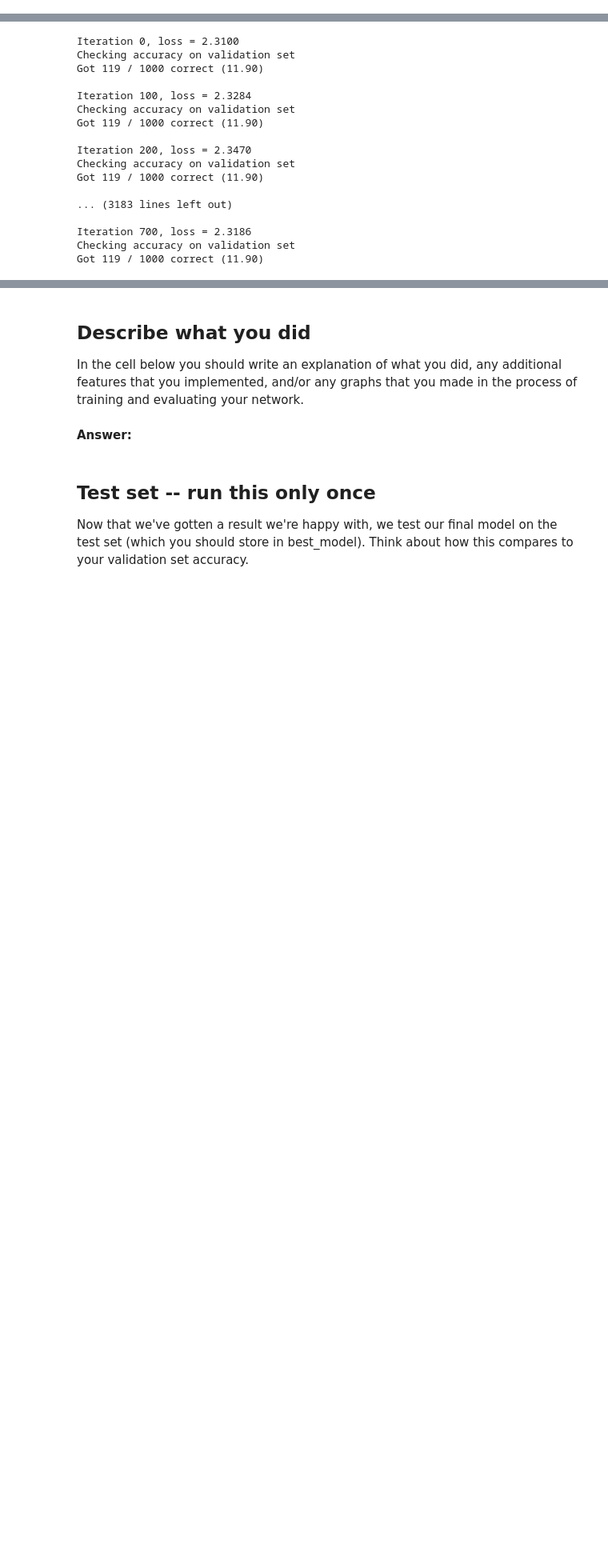
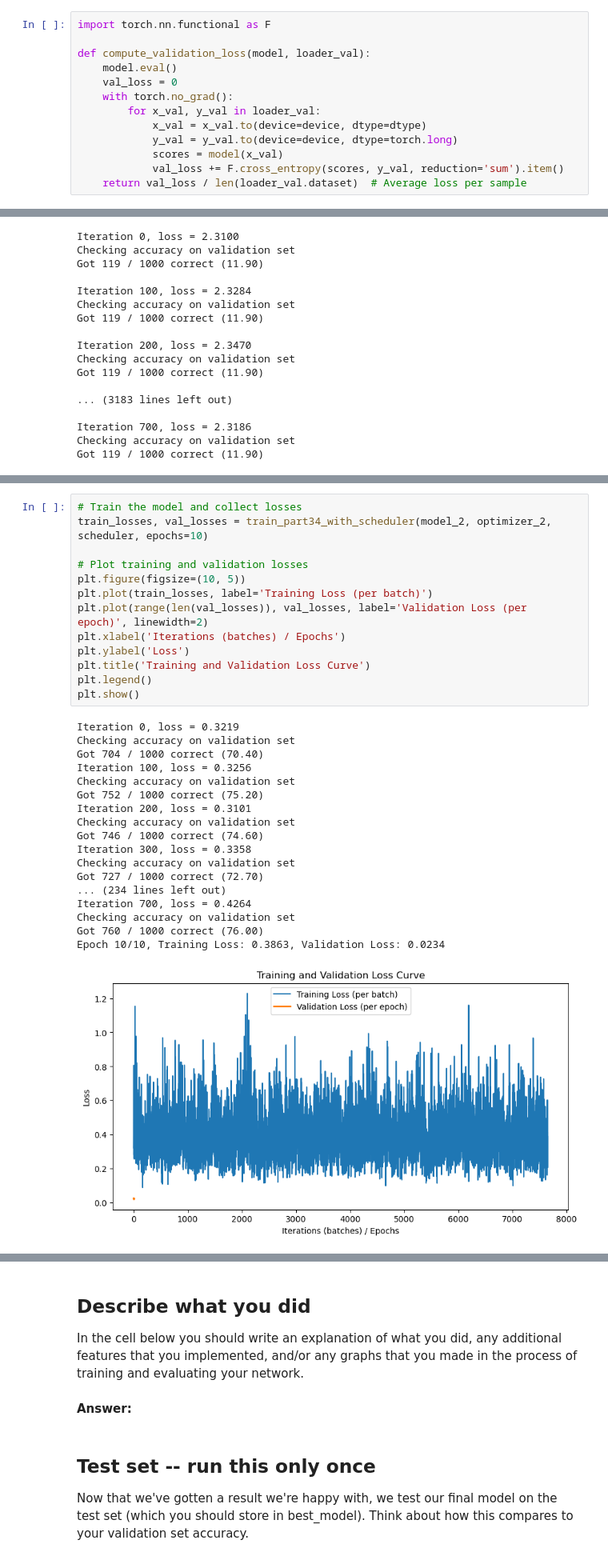
Before and after one commit to musitelli/DLVIS, a Jupyter notebook: assignment2/PyTorch.ipynb, the cells around one changed output, grey strips where cells are left out. Shown at 80% size. Saved outputs shown, nothing was run; the diff lists cells and outputs as text; blank space fills up the shorter version.

```diff
--- a/assignment2/PyTorch.ipynb
+++ b/assignment2/PyTorch.ipynb
@@ -1143,6 +1143,19 @@ Got 354 / 1000 correct (35.40)
 Iteration 700, loss = 1.1636
 Checking accuracy on validation set
 Got 647 / 1000 correct (64.70)
+# %%
+import torch.nn.functional as F
+
+def compute_validation_loss(model, loader_val):
+    model.eval()
+    val_loss = 0
+    with torch.no_grad():
+        for x_val, y_val in loader_val:
+            x_val = x_val.to(device=device, dtype=dtype)
+            y_val = y_val.to(device=device, dtype=torch.long)
+            scores = model(x_val)
+            val_loss += F.cross_entropy(scores, y_val, reduction='sum').item()
+    return val_loss / len(loader_val.dataset)  # Average loss per sample
 # %%
 def train_custom(model, optimizer, epochs=1):
     """
@@ -1316,0 +1416,32 @@ Got 254 / 1000 correct (25.40)
+# %%
+# Train the model and collect losses
+train_losses, val_losses = train_part34_with_scheduler(model_2, optimizer_2, scheduler, epochs=10)
+
+# Plot training and validation losses
+plt.figure(figsize=(10, 5))
+plt.plot(train_losses, label='Training Loss (per batch)')
+plt.plot(range(len(val_losses)), val_losses, label='Validation Loss (per epoch)', linewidth=2)
+plt.xlabel('Iterations (batches) / Epochs')
+plt.ylabel('Loss')
+plt.title('Training and Validation Loss Curve')
+plt.legend()
+plt.show()
+# %% [output]
+Iteration 0, loss = 0.3219
+Checking accuracy on validation set
+Got 704 / 1000 correct (70.40)
+Iteration 100, loss = 0.3256
+Checking accuracy on validation set
+Got 752 / 1000 correct (75.20)
+Iteration 200, loss = 0.3101
+Checking accuracy on validation set
+Got 746 / 1000 correct (74.60)
+Iteration 300, loss = 0.3358
+Checking accuracy on validation set
+Got 727 / 1000 correct (72.70)
+... (234 lines left out)
+Iteration 700, loss = 0.4264
+Checking accuracy on validation set
+Got 760 / 1000 correct (76.00)
+Epoch 10/10, Training Loss: 0.3863, Validation Loss: 0.0234
+[figure, added]
```
Also changed, not shown: parts of 4 cells of this notebook, 3 other files.
